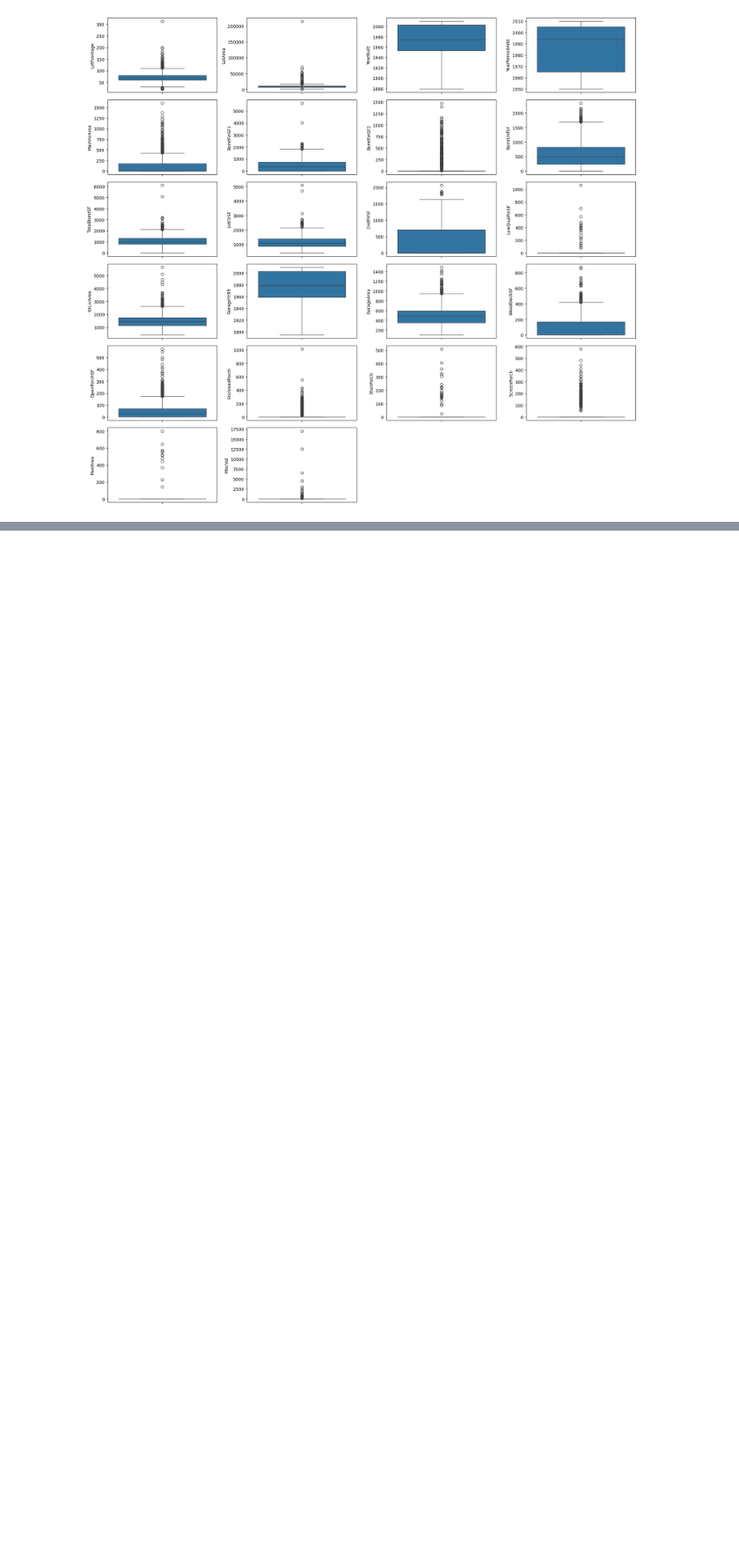
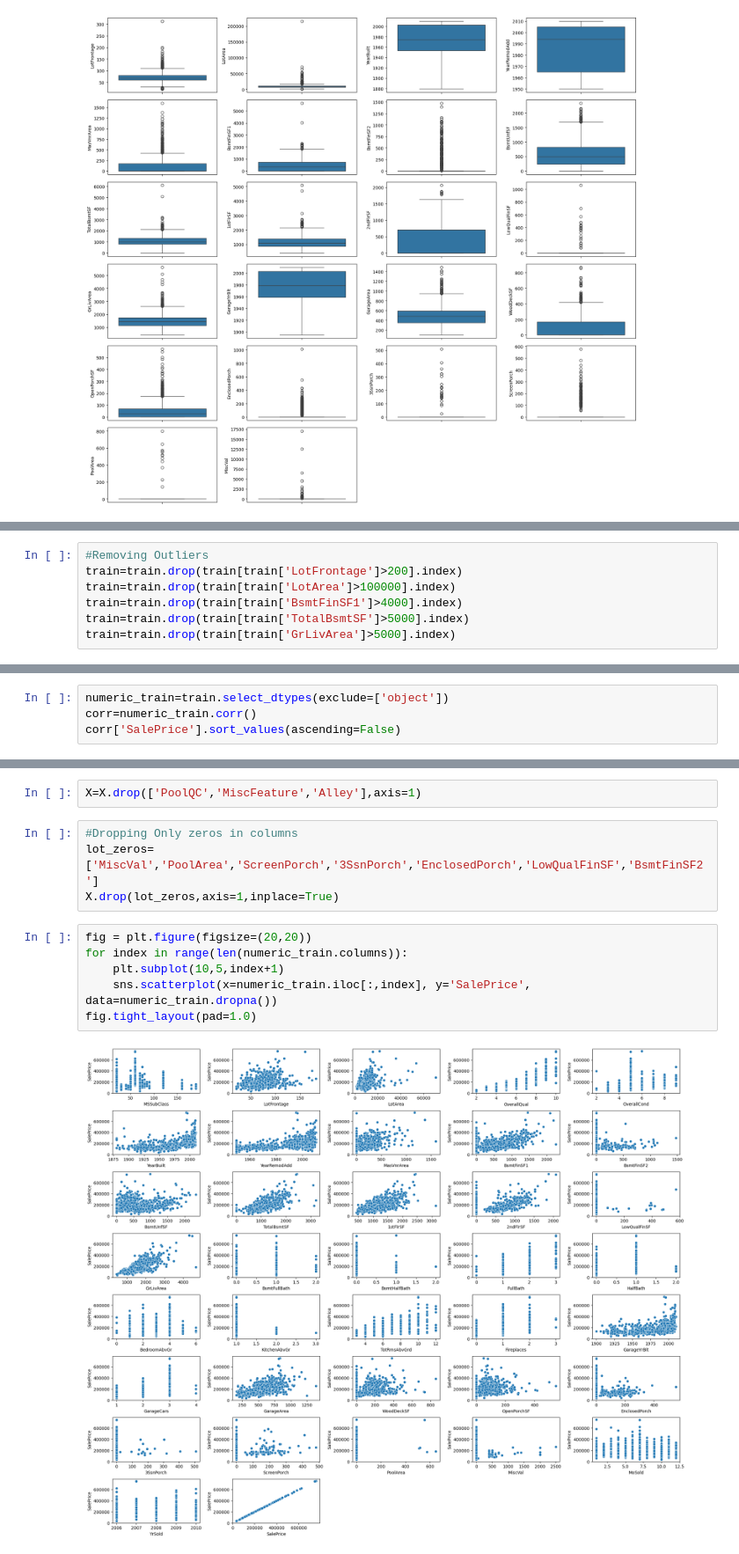
Before and after one commit to manishbhatia7/Kaggle, a Jupyter notebook: Competition Datasets/House Prices - Advanced Regression Techniques/housing.ipynb, the cells around one changed output, grey strips where cells are left out. Shown at 88% size. Saved outputs shown, nothing was run; the diff lists cells and outputs as text; blank space fills up the shorter version.

```diff
--- a/Competition Datasets/House Prices - Advanced Regression Techniques/housing.ipynb
+++ b/Competition Datasets/House Prices - Advanced Regression Techniques/housing.ipynb
@@ -213,0 +216,7 @@ Outliers in boxplots
+# %%
+#Removing Outliers
+train=train.drop(train[train['LotFrontage']>200].index)
+train=train.drop(train[train['LotArea']>100000].index)
+train=train.drop(train[train['BsmtFinSF1']>4000].index)
+train=train.drop(train[train['TotalBsmtSF']>5000].index)
+train=train.drop(train[train['GrLivArea']>5000].index)
@@ -213,0 +240,4 @@ Outliers in boxplots
+# %%
+numeric_train=train.select_dtypes(exclude=['object'])
+corr=numeric_train.corr()
+corr['SalePrice'].sort_values(ascending=False)
@@ -213,0 +271,14 @@ Outliers in boxplots
+# %%
+X=X.drop(['PoolQC','MiscFeature','Alley'],axis=1)
+# %%
+#Dropping Only zeros in columns
+lot_zeros=['MiscVal','PoolArea','ScreenPorch','3SsnPorch','EnclosedPorch','LowQualFinSF','BsmtFinSF2']
+X.drop(lot_zeros,axis=1,inplace=True)
+# %%
+fig = plt.figure(figsize=(20,20))
+for index in range(len(numeric_train.columns)):
+    plt.subplot(10,5,index+1)
+    sns.scatterplot(x=numeric_train.iloc[:,index], y='SalePrice', data=numeric_train.dropna())
+fig.tight_layout(pad=1.0)
+# %% [output]
+[figure, added]
```
Also changed, not shown: parts of 12 cells of this notebook.
